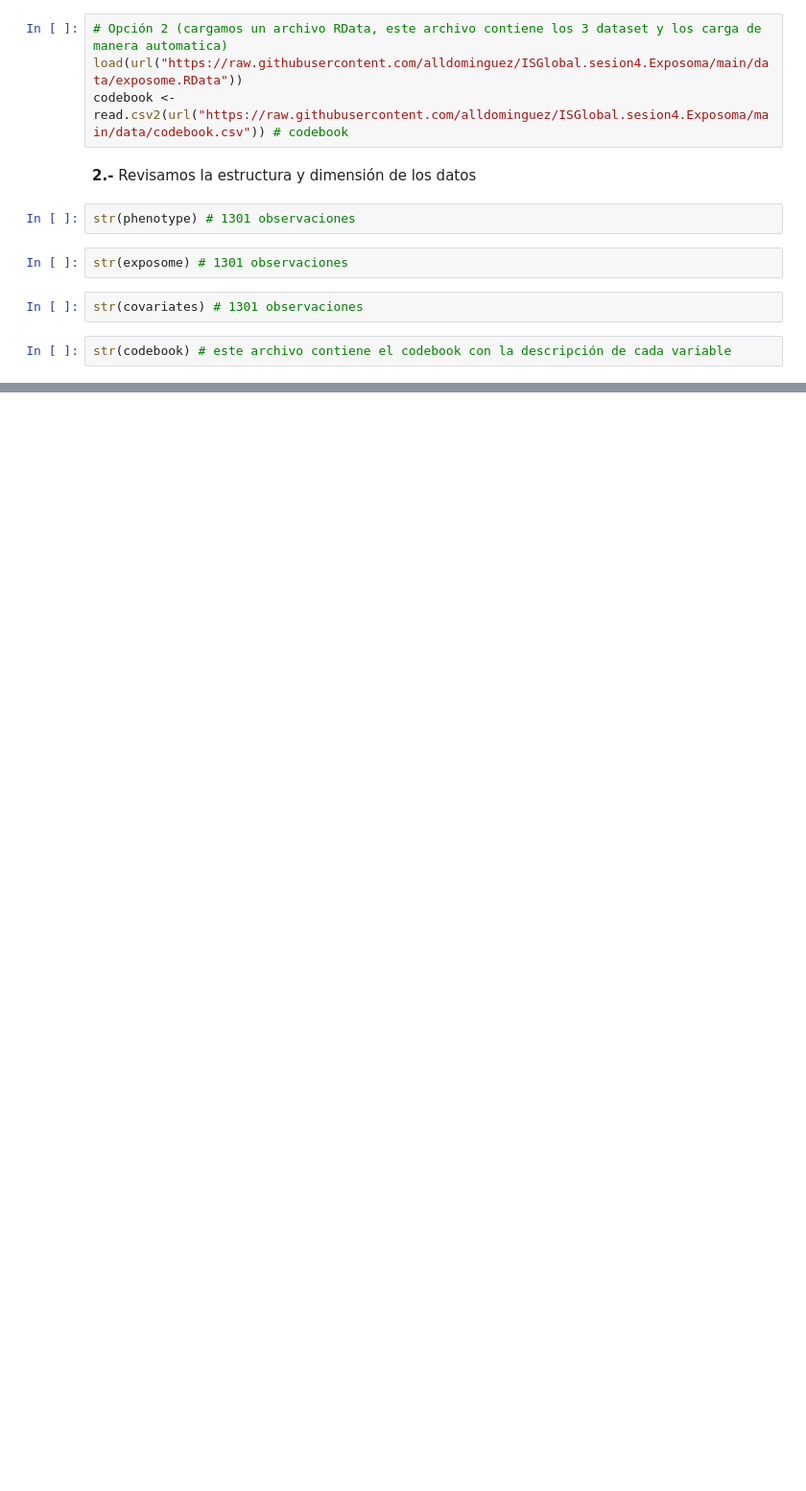
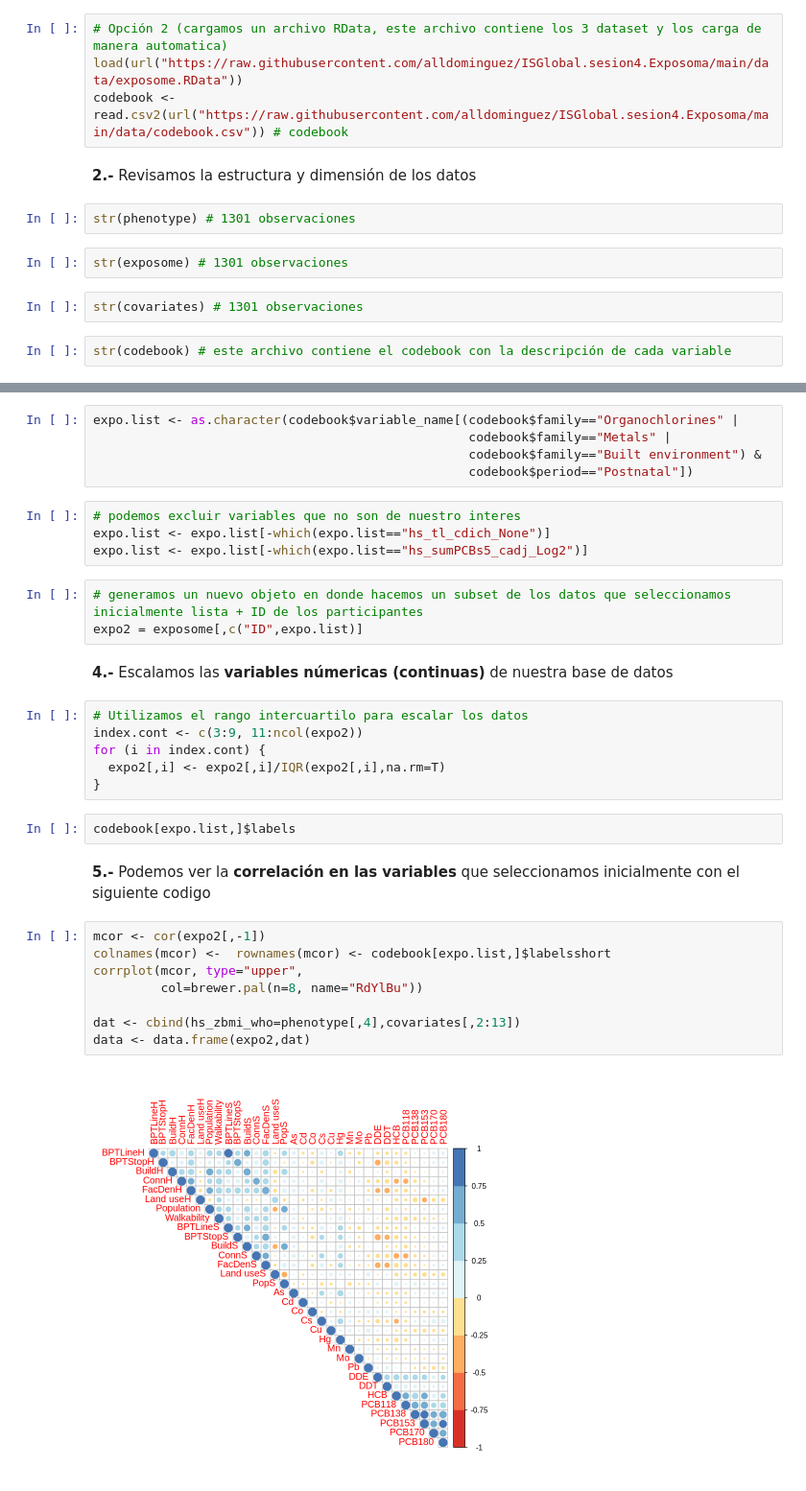
Before and after one commit to alldominguez/ISGlobal.sesion4.Exposoma, a Jupyter notebook: curso_exposoma_modulo_4.ipynb, the cells around one changed output, grey strips where cells are left out. Shown at 96% size. Drawn from its saved outputs; the diff is of its cells as text; blank space fills up the shorter version.

```diff
--- a/curso_exposoma_modulo_4.ipynb
+++ b/curso_exposoma_modulo_4.ipynb
@@ -241,0 +231,34 @@ str(codebook) # este archivo contiene el codebook con la descripción de cada va
+# %%
+expo.list <- as.character(codebook$variable_name[(codebook$family=="Organochlorines" |
+                                                  codebook$family=="Metals" |
+                                                  codebook$family=="Built environment") &
+                                                  codebook$period=="Postnatal"])
+# %%
+# podemos excluir variables que no son de nuestro interes
+expo.list <- expo.list[-which(expo.list=="hs_tl_cdich_None")]
+expo.list <- expo.list[-which(expo.list=="hs_sumPCBs5_cadj_Log2")]
+# %%
+# generamos un nuevo objeto en donde hacemos un subset de los datos que seleccionamos inicialmente lista + ID de los participantes
+expo2 = exposome[,c("ID",expo.list)]
+# %% [markdown]
+**4.-** Escalamos las **variables númericas (continuas)** de nuestra base de datos
+# %%
+# Utilizamos el rango intercuartilo para escalar los datos
+index.cont <- c(3:9, 11:ncol(expo2))
+for (i in index.cont) {
+  expo2[,i] <- expo2[,i]/IQR(expo2[,i],na.rm=T)
+}
+# %%
+codebook[expo.list,]$labels
+# %% [markdown]
+**5.-** Podemos ver la **correlación en las variables** que seleccionamos inicialmente con el siguiente codigo
+# %%
+mcor <- cor(expo2[,-1])
+colnames(mcor) <-  rownames(mcor) <- codebook[expo.list,]$labelsshort
+corrplot(mcor, type="upper",
+         col=brewer.pal(n=8, name="RdYlBu"))
+
+dat <- cbind(hs_zbmi_who=phenotype[,4],covariates[,2:13])
+data <- data.frame(expo2,dat)
+# %% [output]
+[figure, added]
```
Also changed, not shown: parts of 6 cells of this notebook.
